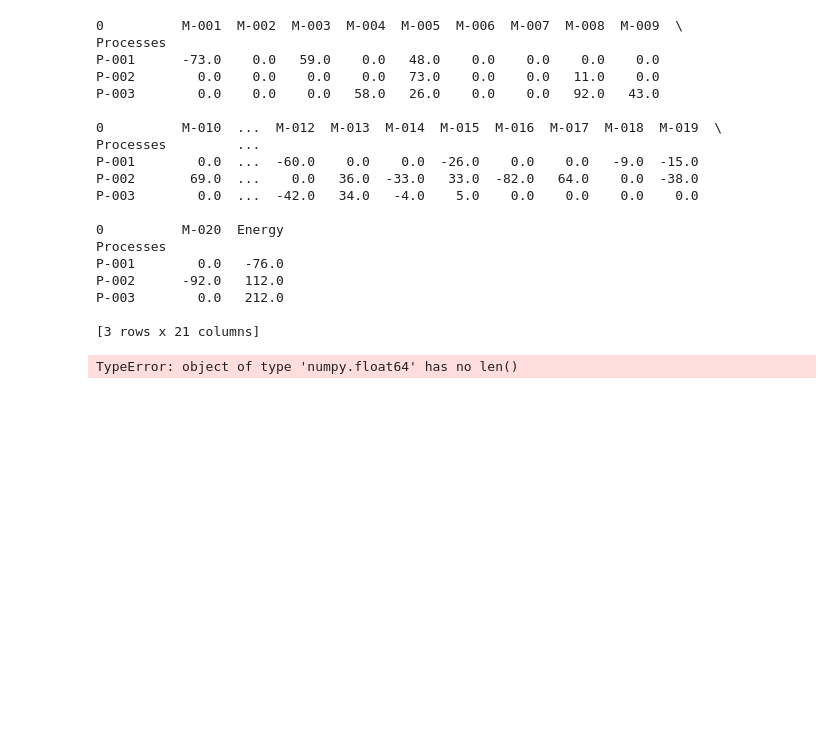
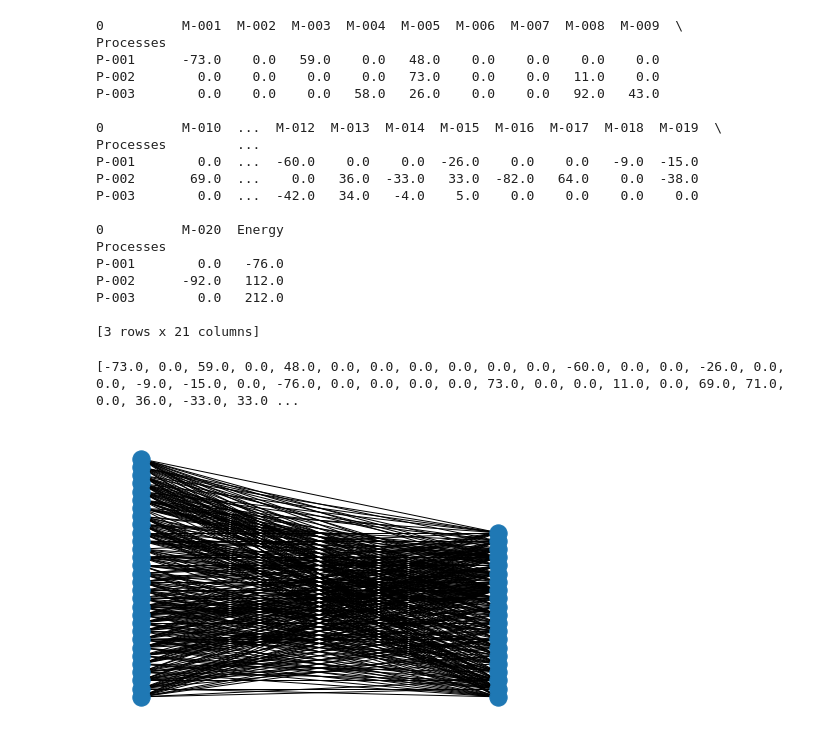
Before and after one commit to walzter/CircularEconomy, a Jupyter notebook: src/experiment.ipynb, the cells around one changed output. Saved outputs shown, nothing was run; the diff lists cells and outputs as text; code cells hidden in the pictures; blank space fills up the shorter version.

Commit message:
Ploting graph

```diff
--- a/src/experiment.ipynb
+++ b/src/experiment.ipynb
@@ -56,28 +56,76 @@ for process in df.index:
 t = []
 for i in range(len(l)):
     t.append(l[i][2])
+print(t)
+p = []
+for i in range(len(l)):
+    t.append(l[i][0])
+
+
+m = []
+for i in range(len(l)):
+    t.append(l[i][1])
+# %% [output]
+[-73.0, 0.0, 59.0, 0.0, 48.0, 0.0, 0.0, 0.0, 0.0, 0.0, 0.0, -60.0, 0.0, 0.0, -26.0, 0.0, 0.0, -9.0, -15.0, 0.0, -76.0, 0.0, 0.0, 0.0, 0.0, 73.0, 0.0, 0.0, 11.0, 0.0, 69.0, 71.0, 0.0, 36.0, -33.0, 33.0 ...
 # %%
-import networkx as nx
 ## making the bipartite graph
 from networkx.algorithms import bipartite
 
+
+###
+### MAKING THE EDGE LIST
+###
+
+## get the processses
+processes = list(df.index)
+## get the materials
+materials = list(df.columns)
+
+## get the edge lists
+## make an edgelist dictionary
+edge_list = []
+for process in df.index:
+    for material in df.columns:
+        #d = dict(A=process, B=material, energy=df.loc[process, material])
+        if df.loc[process, material] != 0:
+            edge_list.append((process, material))
+
+
+###
+### MAKING THE BIGRAPH
+###
+
 B = nx.Graph()
 # Add nodes with the node attribute "bipartite"
-B.add_nodes_from(l[0], bipartite=0) ## our nodes are the processes
-B.add_nodes_from(l[1], bipartite=1) ## our nodes are the materials
+B.add_nodes_from(processes, bipartite=0) ## our nodes are the processes
+
+B.add_nodes_from(materials, bipartite=1) ## our nodes are the materials
+
 # Add edges only between nodes of opposite node sets
-B.add_edges_from(t)
+B.add_edges_from(edge_list)
 
 
+## get the bipapartite parts
+# u = [n for n in B.nodes if B.nodes[n]['bipartite'] == 0]
+# v = [n for n in B.nodes if B.nodes[n]['bipartite'] == 1]
+
+###
+### MAKING THE BIGRAPH POSITION
+###
 # Separate by group
-l, r = bipartite.sets(B)
+left_set, right_set = bipartite.sets(B)
 pos = {}
 
 # Update position for node from each group
-pos.update((node, (1, index)) for index, node in enumerate(l))
-pos.update((node, (2, index)) for index, node in enumerate(r))
+pos.update((node, (1, index)) for index, node in enumerate(left_set))
+pos.update((node, (2, index)) for index, node in enumerate(right_set))
+
+
+## for each connection, add the corresponding value from the dataframe
+for edge in B.edges():
+    B[edge[0]][edge[1]]['weight'] = df.loc[edge[0], edge[1]]
 
 nx.draw(B, pos=pos)
 plt.show()
 # %% [output]
-TypeError: object of type 'numpy.float64' has no len()
+[figure, added]
```
Also changed, not shown: parts of 5 cells of this notebook.
